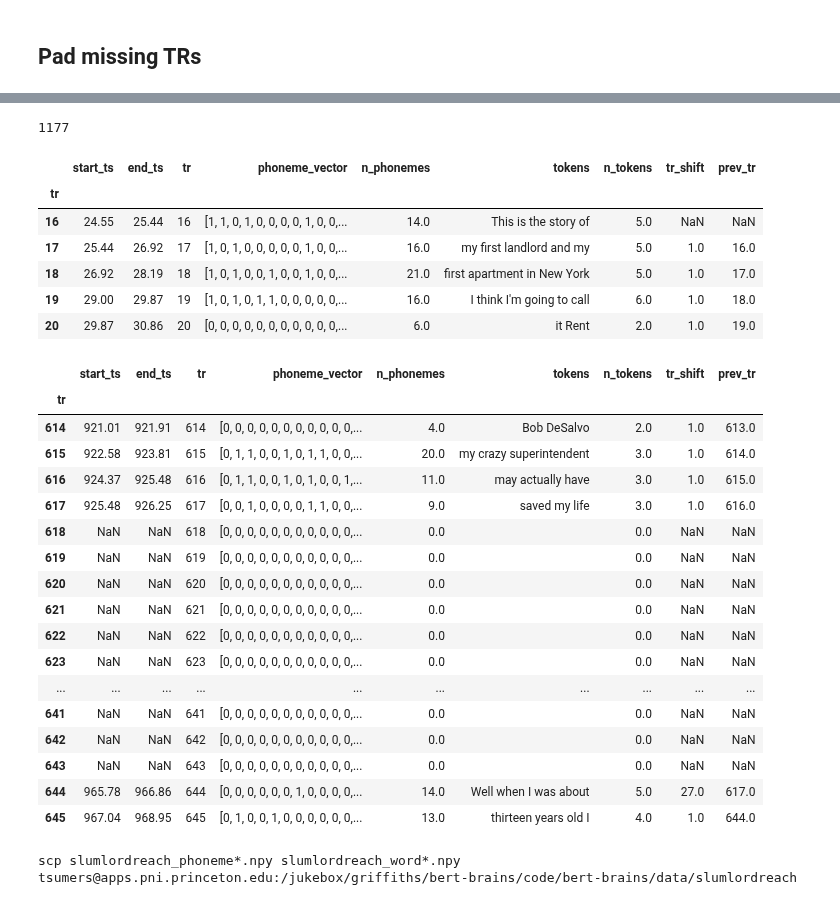
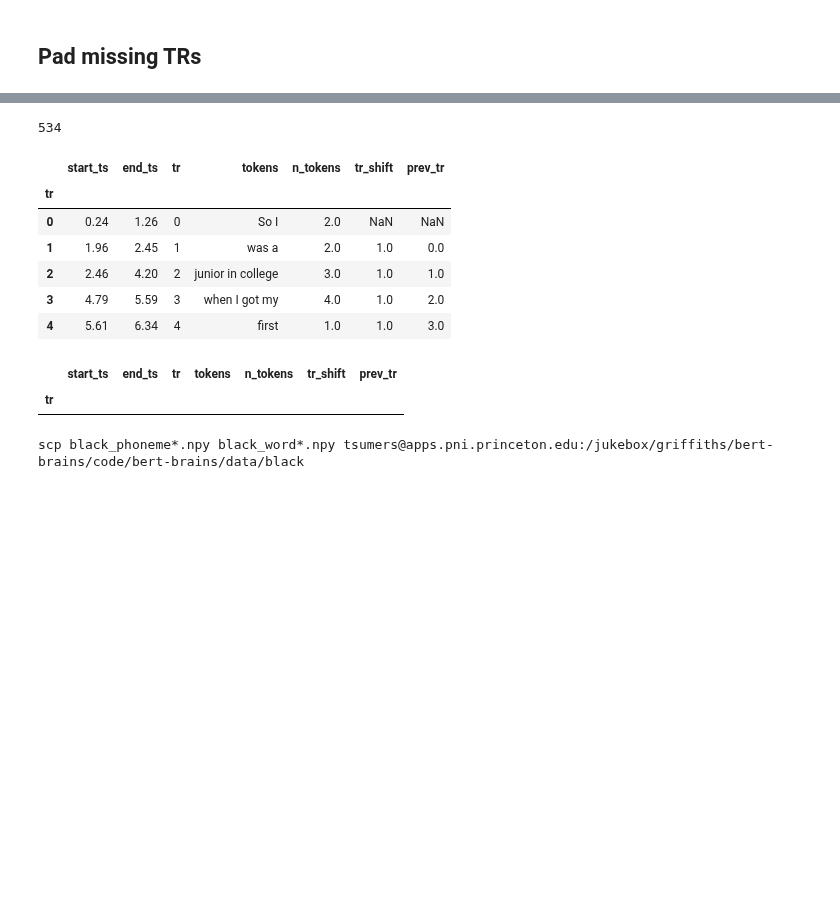
Before and after one commit to tsumers/bert-brains, a Jupyter notebook: gentle-transcript-processing.ipynb, the cells around one changed output, grey strips where cells are left out. Cells and saved outputs as stored; diff of their text form; code cells hidden in the pictures; blank space fills up the shorter version.

Commit message:
update Gentle transcript processing
Minor changes to (1) reduce import dependencies and (2) make it easier to process Gentle transcripts in different formats

```diff
--- a/gentle-transcript-processing.ipynb
+++ b/gentle-transcript-processing.ipynb
@@ -3,10 +3,22 @@
 
 This notebook transforms data from the `.xlsx` timestamped-transcript format into a list-of-TRs format that can be used with Transformer models.
 # %%
-STORY = "slumlordreach" # black, slumlordreach
+STORY = "black" # black, slumlordreach
+
+PHONEMES = False
 # %%
 import json
 import pandas as pd
 import itertools
 
-original_json = json.load(open("./data/stimuli/{}/align.json".format(STORY)))
+
+if PHONEMES:
+
+    original_json = json.load(open("./data/stimuli/{}/align.json".format(STORY)))
+    original_transcript = pd.DataFrame.from_records(original_json['words'])
+    original_transcript.rename(axis='columns', mapper={'start': 'start_ts', 'end':'end_ts', 'word': 'cased', 'alignedWord': 'uncased'}, inplace=True)
+
+else:
+
+    original_transcript = pd.read_csv("./data/stimuli/{}/align.csv".format(STORY), header=None,
+                                  names=["cased", "uncased", "start_ts", "end_ts"])
@@ -38,7 +51,9 @@ def seconds_to_tr(seconds):
 original_transcript["tr"] = original_transcript.end_ts.apply(lambda x: seconds_to_tr(x))
 # %%
 # Transform NaN phonemes into empty lists
-original_transcript['phones'] = original_transcript['phones'].apply(lambda d: d if isinstance(d, list) else [])
+
+if PHONEMES:
+    original_transcript['phones'] = original_transcript['phones'].apply(lambda d: d if isinstance(d, list) else [])
 # %%
 original_transcript.iloc[4:20]
 # %% [output]
@@ -117,12 +130,14 @@ for k, g in original_transcript.groupby("tr"):
         "start_ts": g.start_ts.min(),
         "end_ts": g.end_ts.max(),
         "tr": k,
-        'phoneme_vector': phoneme_vector(g),
-        'n_phonemes': n_phonemes(g),
         "tokens": " ".join(g.cased.values),
         "n_tokens": len(g)
     })
 
+    if PHONEMES:
+        tr_grouped[-1]['phoneme_vector'] = phoneme_vector(g)
+        tr_grouped[-1]['n_phonemes'] = n_phonemes(g)
+
 df = pd.DataFrame.from_records(tr_grouped)
 df.head()
 # %% [output]
@@ -265,41 +271,26 @@ final_df.to_csv("data/stimuli/{}/tr_tokens.csv".format(STORY))
 # %%
 len(final_df)
 # %% [output]
-1177
+534
 # %%
 final_df.head()
 # %% [output]
-|  | start_ts | end_ts | tr | phoneme_vector | n_phonemes | tokens | n_tokens | tr_shift | prev_tr |
-| tr |  |  |  |  |  |  |  |  |  |
-| 16 | 24.55 | 25.44 | 16 | [1, 1, 0, 1, 0, 0, 0, 0, 1, 0, 0,... | 14.0 | This is the story of | 5.0 | NaN | NaN |
-| 17 | 25.44 | 26.92 | 17 | [1, 0, 1, 0, 0, 0, 0, 0, 1, 0, 0,... | 16.0 | my first landlord and my | 5.0 | 1.0 | 16.0 |
-| 18 | 26.92 | 28.19 | 18 | [1, 0, 1, 0, 0, 1, 0, 0, 1, 0, 0,... | 21.0 | first apartment in New York | 5.0 | 1.0 | 17.0 |
-| 19 | 29.00 | 29.87 | 19 | [1, 0, 1, 0, 1, 1, 0, 0, 0, 0, 0,... | 16.0 | I think I'm going to call | 6.0 | 1.0 | 18.0 |
-| 20 | 29.87 | 30.86 | 20 | [0, 0, 0, 0, 0, 0, 0, 0, 0, 0, 0,... | 6.0 | it Rent | 2.0 | 1.0 | 19.0 |
+|  | start_ts | end_ts | tr | tokens | n_tokens | tr_shift | prev_tr |
+| tr |  |  |  |  |  |  |  |
+| 0 | 0.24 | 1.26 | 0 | So I | 2.0 | NaN | NaN |
+| 1 | 1.96 | 2.45 | 1 | was a | 2.0 | 1.0 | 0.0 |
+| 2 | 2.46 | 4.20 | 2 | junior in college | 3.0 | 1.0 | 1.0 |
+| 3 | 4.79 | 5.59 | 3 | when I got my | 4.0 | 1.0 | 2.0 |
+| 4 | 5.61 | 6.34 | 4 | first | 1.0 | 1.0 | 3.0 |
 # %%
-final_df['phoneme_vector'] = final_df['phoneme_vector'].apply(lambda d: d if isinstance(d, list) else [0] * len(PHONEME_LIST_FROZEN))
-final_df['n_phonemes'].fillna(0, inplace=True)
+if PHONEMES:
+    final_df['phoneme_vector'] = final_df['phoneme_vector'].apply(lambda d: d if isinstance(d, list) else [0] * len(PHONEME_LIST_FROZEN))
+    final_df['n_phonemes'].fillna(0, inplace=True)
 final_df['n_tokens'].fillna(0, inplace=True)
 final_df[598:630]
 # %% [output]
-|  | start_ts | end_ts | tr | phoneme_vector | n_phonemes | tokens | n_tokens | tr_shift | prev_tr |
-| tr |  |  |  |  |  |  |  |  |  |
-| 614 | 921.01 | 921.91 | 614 | [0, 0, 0, 0, 0, 0, 0, 0, 0, 0, 0,... | 4.0 | Bob DeSalvo | 2.0 | 1.0 | 613.0 |
-| 615 | 922.58 | 923.81 | 615 | [0, 1, 1, 0, 0, 1, 0, 1, 1, 0, 0,... | 20.0 | my crazy superintendent | 3.0 | 1.0 | 614.0 |
-| 616 | 924.37 | 925.48 | 616 | [0, 1, 1, 0, 0, 1, 0, 1, 0, 0, 1,... | 11.0 | may actually have | 3.0 | 1.0 | 615.0 |
-| 617 | 925.48 | 926.25 | 617 | [0, 0, 1, 0, 0, 0, 0, 1, 1, 0, 0,... | 9.0 | saved my life | 3.0 | 1.0 | 616.0 |
-| 618 | NaN | NaN | 618 | [0, 0, 0, 0, 0, 0, 0, 0, 0, 0, 0,... | 0.0 |  | 0.0 | NaN | NaN |
-| 619 | NaN | NaN | 619 | [0, 0, 0, 0, 0, 0, 0, 0, 0, 0, 0,... | 0.0 |  | 0.0 | NaN | NaN |
-| 620 | NaN | NaN | 620 | [0, 0, 0, 0, 0, 0, 0, 0, 0, 0, 0,... | 0.0 |  | 0.0 | NaN | NaN |
-| 621 | NaN | NaN | 621 | [0, 0, 0, 0, 0, 0, 0, 0, 0, 0, 0,... | 0.0 |  | 0.0 | NaN | NaN |
-| 622 | NaN | NaN | 622 | [0, 0, 0, 0, 0, 0, 0, 0, 0, 0, 0,... | 0.0 |  | 0.0 | NaN | NaN |
-| 623 | NaN | NaN | 623 | [0, 0, 0, 0, 0, 0, 0, 0, 0, 0, 0,... | 0.0 |  | 0.0 | NaN | NaN |
-| ... | ... | ... | ... | ... | ... | ... | ... | ... | ... |
-| 641 | NaN | NaN | 641 | [0, 0, 0, 0, 0, 0, 0, 0, 0, 0, 0,... | 0.0 |  | 0.0 | NaN | NaN |
-| 642 | NaN | NaN | 642 | [0, 0, 0, 0, 0, 0, 0, 0, 0, 0, 0,... | 0.0 |  | 0.0 | NaN | NaN |
-| 643 | NaN | NaN | 643 | [0, 0, 0, 0, 0, 0, 0, 0, 0, 0, 0,... | 0.0 |  | 0.0 | NaN | NaN |
-| 644 | 965.78 | 966.86 | 644 | [0, 0, 0, 0, 0, 0, 1, 0, 0, 0, 0,... | 14.0 | Well when I was about | 5.0 | 27.0 | 617.0 |
-| 645 | 967.04 | 968.95 | 645 | [0, 1, 0, 0, 1, 0, 0, 0, 0, 0, 0,... | 13.0 | thirteen years old I | 4.0 | 1.0 | 644.0 |
+|  | start_ts | end_ts | tr | tokens | n_tokens | tr_shift | prev_tr |
+| tr |  |  |  |  |  |  |  |
 # %%
 import numpy as np
 
@@ -310,4 +302,5 @@ np.save("{}_word_counts.npy".format(STORY), final_df.n_tokens)
 # %%
-print("scp {}_phoneme*.npy {}_word*.npy tsumers@apps.pni.princeton.edu:/jukebox/griffiths/bert-brains/code/bert-brains/data/{}".format(STORY, STORY, STORY))
+
+    print("scp {}_phoneme*.npy {}_word*.npy tsumers@apps.pni.princeton.edu:/jukebox/griffiths/bert-brains/code/bert-brains/data/{}".format(STORY, STORY, STORY))
 # %% [output]
-scp slumlordreach_phoneme*.npy slumlordreach_word*.npy tsumers@apps.pni.princeton.edu:/jukebox/griffiths/bert-brains/code/bert-brains/data/slumlordreach
+scp black_phoneme*.npy black_word*.npy tsumers@apps.pni.princeton.edu:/jukebox/griffiths/bert-brains/code/bert-brains/data/black
```
Also changed, not shown: parts of 16 cells of this notebook, 1 other file.
